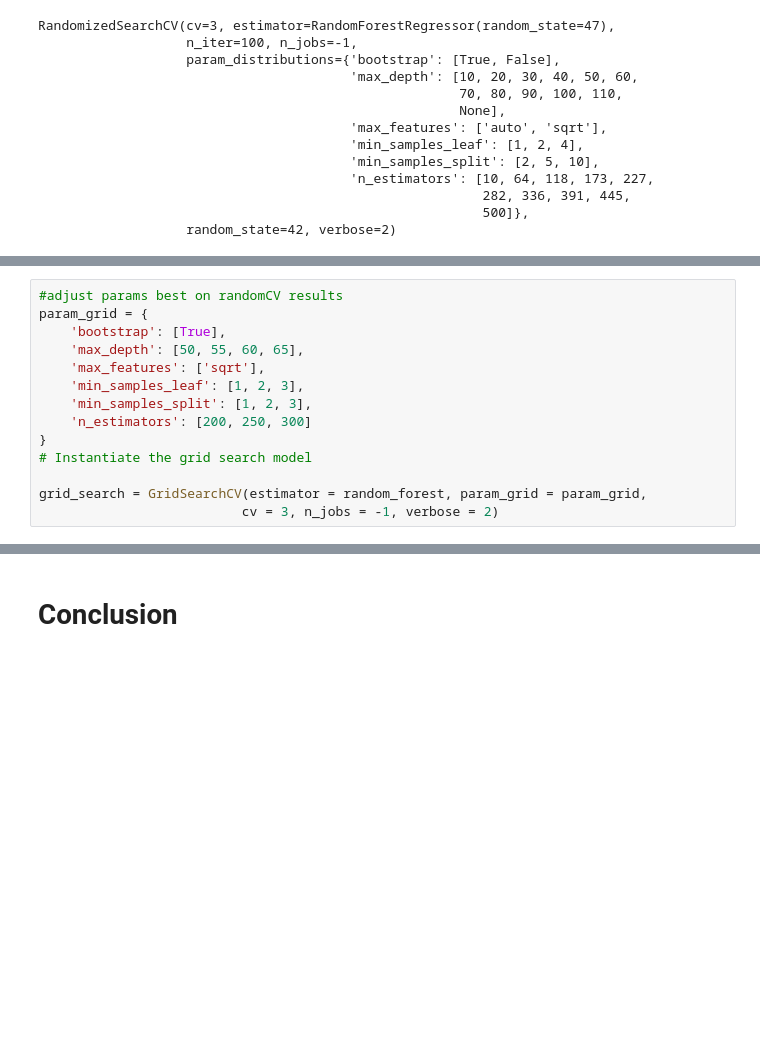
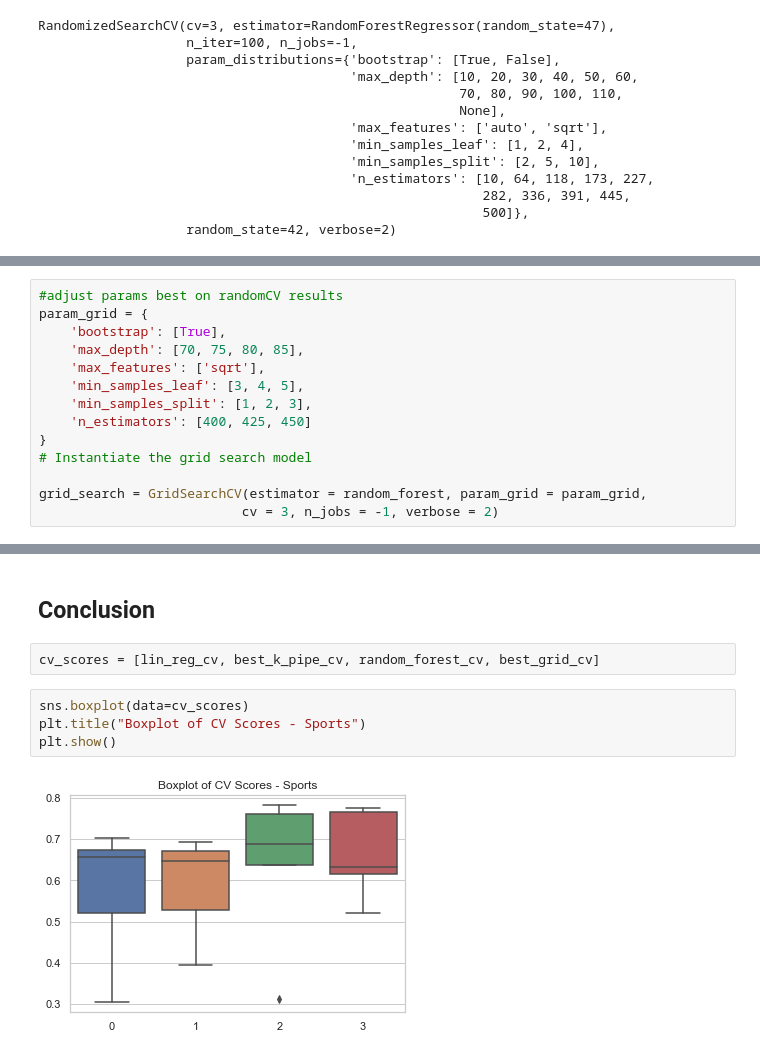
Before and after one commit to JelicaB/YoutubeViewCounts, a Jupyter notebook: YoutubeDataAnalysis.ipynb, the cells around one changed output, grey strips where cells are left out. Cells and saved outputs as stored; diff of their text form; blank space fills up the shorter version.

```diff
--- a/YoutubeDataAnalysis.ipynb
+++ b/YoutubeDataAnalysis.ipynb
@@ -711,11 +713,11 @@ CV scores: [0.65891142 0.5986259  0.61494316 0.71656563 0.65167797]
 #adjust params best on randomCV results
 param_grid = {
     'bootstrap': [True],
-    'max_depth': [50, 55, 60, 65],
+    'max_depth': [70, 75, 80, 85],
     'max_features': ['sqrt'],
-    'min_samples_leaf': [1, 2, 3],
+    'min_samples_leaf': [3, 4, 5],
     'min_samples_split': [1, 2, 3],
-    'n_estimators': [200, 250, 300]
+    'n_estimators': [400, 425, 450]
 }
 # Instantiate the grid search model
 
@@ -773,2 +775,10 @@ CV scores: [0.6586031  0.59521639 0.6120744  0.71497724 0.65145506]
-# %% [markdown]
-# Conclusion
+# %% [markdown]
+## Conclusion
+# %%
+cv_scores = [lin_reg_cv, best_k_pipe_cv, random_forest_cv, best_grid_cv]
+# %%
+sns.boxplot(data=cv_scores)
+plt.title("Boxplot of CV Scores - Sports")
+plt.show()
+# %% [output]
+[figure, added]
```
Also changed, not shown: parts of 20 cells of this notebook, 1 other file.
